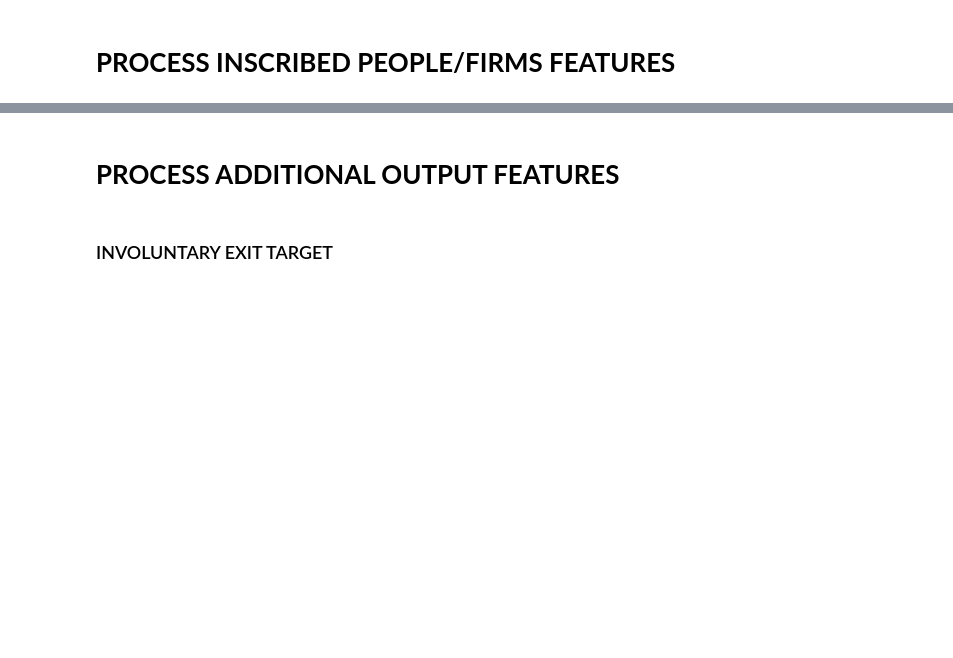
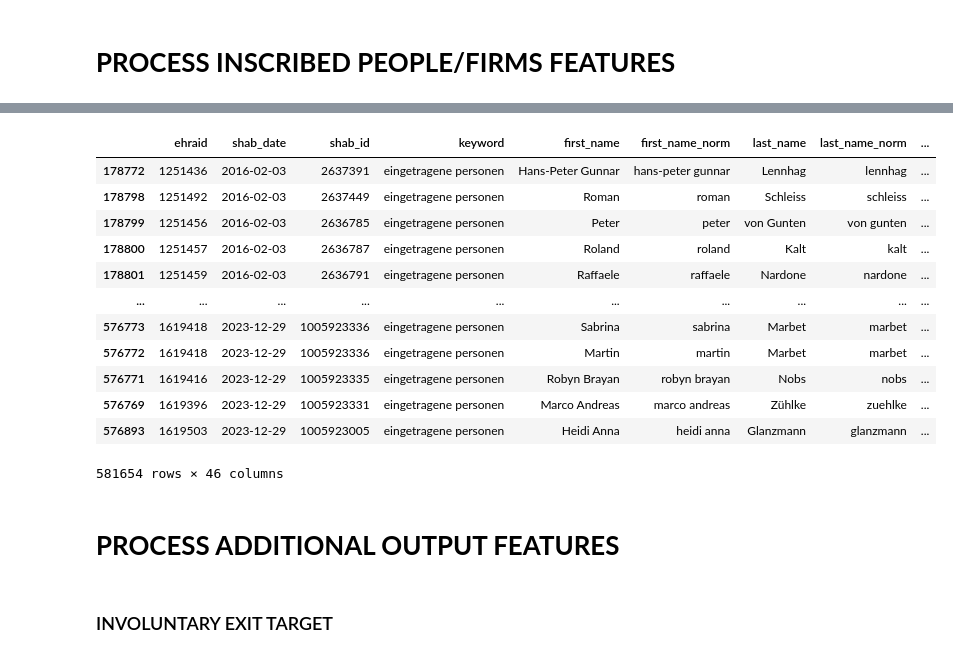
Before and after one commit to MaBlock7/company_success_prediction, a Jupyter notebook: success_prediction/zefix_feature_engineering.ipynb, the cells around one changed output, grey strips where cells are left out. Drawn from its saved outputs; the diff is of its cells as text; code cells hidden in the pictures; blank space fills up the shorter version.

```diff
--- a/success_prediction/zefix_feature_engineering.ipynb
+++ b/success_prediction/zefix_feature_engineering.ipynb
@@ -321,6 +440,22 @@ df_insc_people[bfs_code_cols] = df_insc_people[bfs_code_cols].astype(str).replac
 # %%
 clustering = PersonClustering(df_insc_people)
 clustered_df = clustering.cluster()
+# %%
+clustered_df
+# %% [output]
+|  | ehraid | shab_date | shab_id | keyword | first_name | first_name_norm | last_name | last_name_norm | ... |
+| 178772 | 1251436 | 2016-02-03 | 2637391 | eingetragene personen | Hans-Peter Gunnar | hans-peter gunnar | Lennhag | lennhag | ... |
+| 178798 | 1251492 | 2016-02-03 | 2637449 | eingetragene personen | Roman | roman | Schleiss | schleiss | ... |
+| 178799 | 1251456 | 2016-02-03 | 2636785 | eingetragene personen | Peter | peter | von Gunten | von gunten | ... |
+| 178800 | 1251457 | 2016-02-03 | 2636787 | eingetragene personen | Roland | roland | Kalt | kalt | ... |
+| 178801 | 1251459 | 2016-02-03 | 2636791 | eingetragene personen | Raffaele | raffaele | Nardone | nardone | ... |
+| ... | ... | ... | ... | ... | ... | ... | ... | ... | ... |
+| 576773 | 1619418 | 2023-12-29 | 1005923336 | eingetragene personen | Sabrina | sabrina | Marbet | marbet | ... |
+| 576772 | 1619418 | 2023-12-29 | 1005923336 | eingetragene personen | Martin | martin | Marbet | marbet | ... |
+| 576771 | 1619416 | 2023-12-29 | 1005923335 | eingetragene personen | Robyn Brayan | robyn brayan | Nobs | nobs | ... |
+| 576769 | 1619396 | 2023-12-29 | 1005923331 | eingetragene personen | Marco Andreas | marco andreas | Zühlke | zuehlke | ... |
+| 576893 | 1619503 | 2023-12-29 | 1005923005 | eingetragene personen | Heidi Anna | heidi anna | Glanzmann | glanzmann | ... |
+581654 rows × 46 columns
 # %% [markdown]
 # **PROCESS ADDITIONAL OUTPUT FEATURES**
 # %% [markdown]
```
Also changed, not shown: parts of 14 cells of this notebook, 3 other files.
